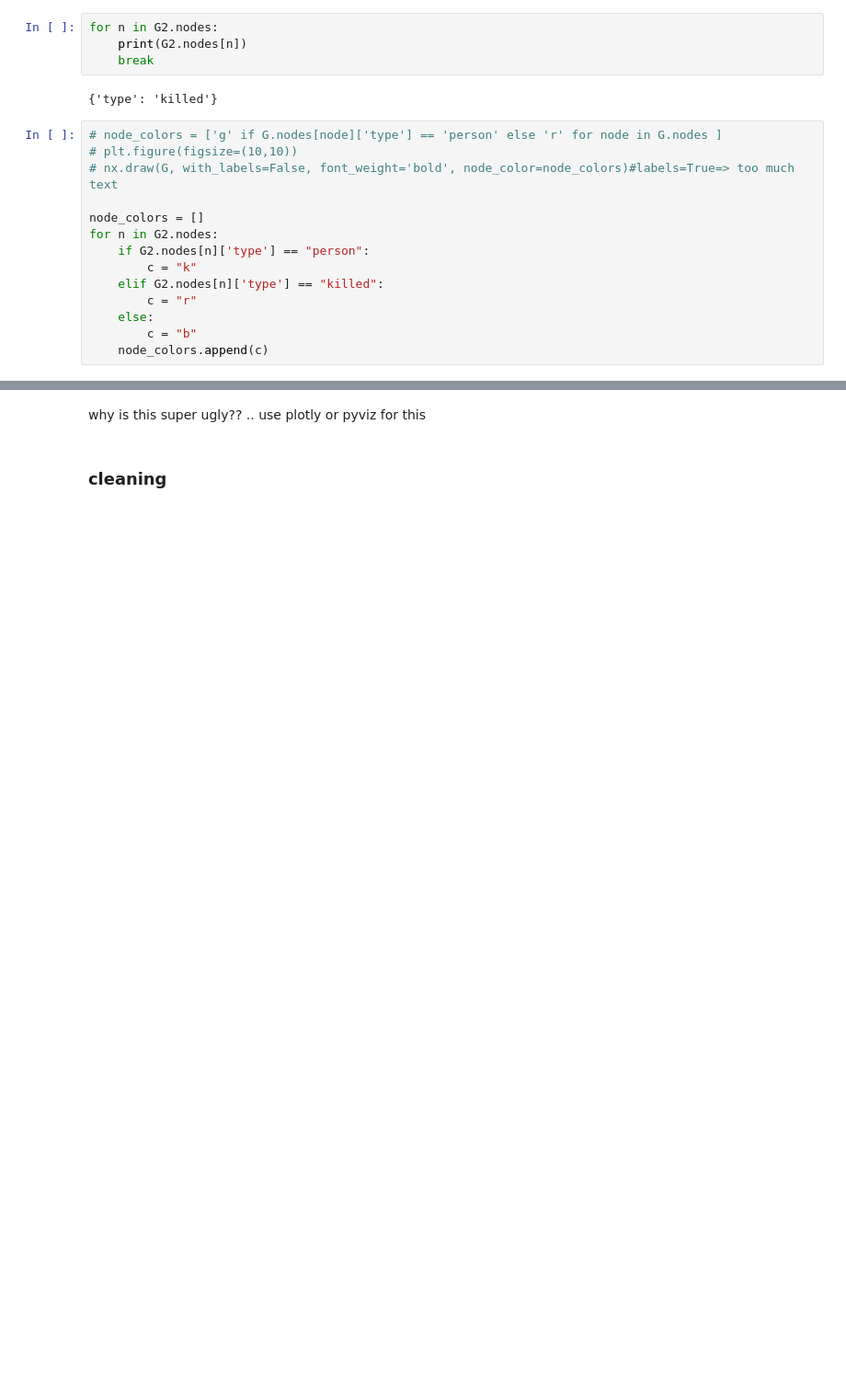
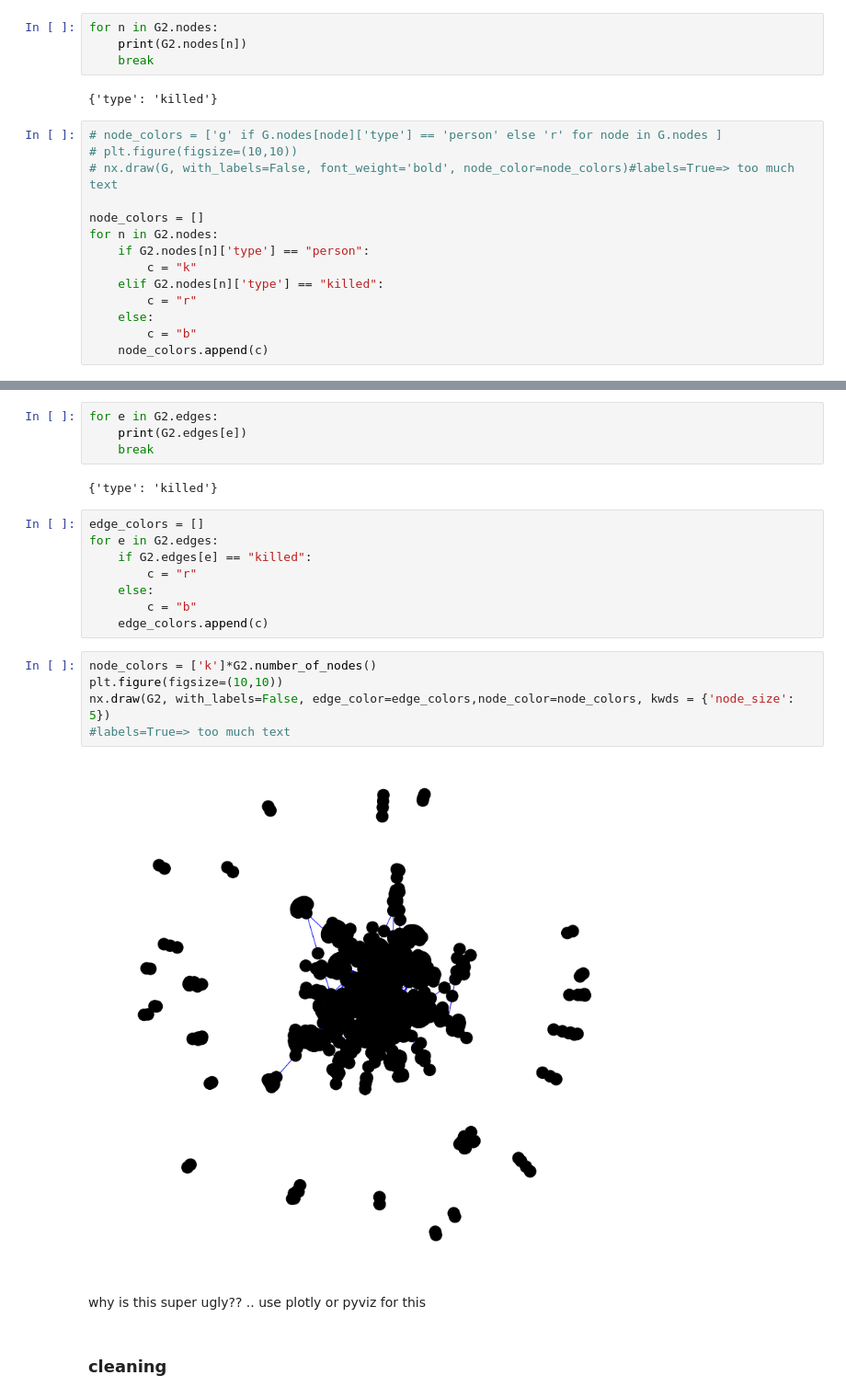
Before and after one commit to seashiva94/data_viz_project, a Jupyter notebook: cpj_eda.ipynb, the cells around one changed output, grey strips where cells are left out. Shown: that part at 92% size. Cells and saved outputs as stored; diff of their text form; blank space fills up the shorter version.

Commit message:
edge colors

```diff
--- a/cpj_eda.ipynb
+++ b/cpj_eda.ipynb
@@ -197,3 +197,24 @@ nx.draw(G2, with_labels=False, font_weight='bold', node_color=node_colors, kwds
+# %%
+for e in G2.edges:
+    print(G2.edges[e])
+    break
+# %% [output]
+{'type': 'killed'}
+# %%
+edge_colors = []
+for e in G2.edges:
+    if G2.edges[e] == "killed":
+        c = "r"
+    else:
+        c = "b"
+    edge_colors.append(c)
+# %%
+node_colors = ['k']*G2.number_of_nodes()
+plt.figure(figsize=(10,10))
+nx.draw(G2, with_labels=False, edge_color=edge_colors,node_color=node_colors, kwds = {'node_size': 5})
+#labels=True=> too much text
+# %% [output]
+[figure, added]
 # %% [markdown]
 why is this super ugly?? .. use plotly or pyviz for this
 # %% [markdown]
```
Also changed, not shown: parts of 1 cell of this notebook.
